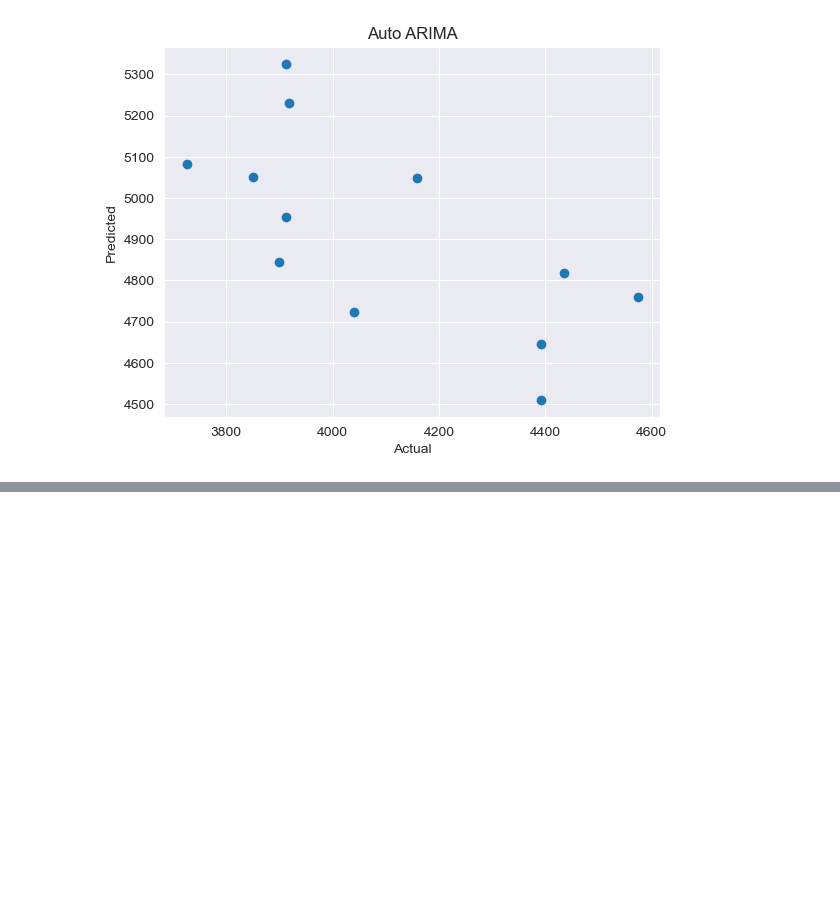
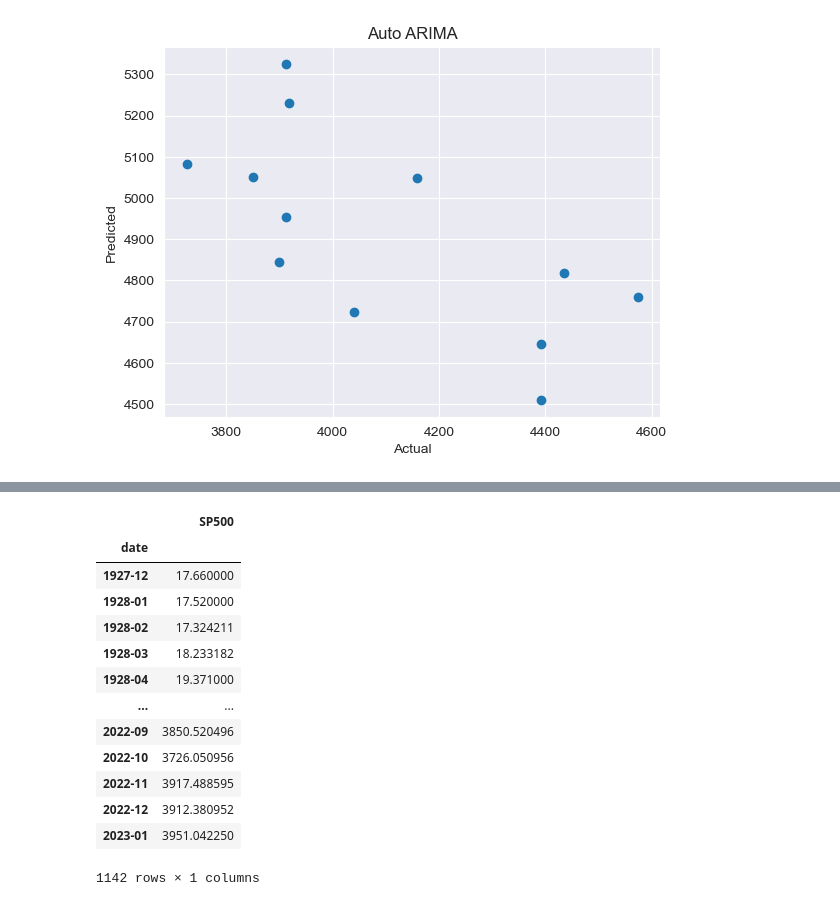
Before and after one commit to Amethyst1016/DATA534_Project, a Jupyter notebook: models.ipynb, the cells around one changed output, grey strips where cells are left out. Cells and saved outputs as stored; diff of their text form; code cells hidden in the pictures; blank space fills up the shorter version.

```diff
--- a/models.ipynb
+++ b/models.ipynb
@@ -350,0 +353,33 @@ alt.Chart(MSE).mark_bar().encode(
+# %%
+#### Fit an ARIMA (AutoRegressive Integrated Moving Average) model on SP500_whole dataset
+
+### Data Wrangling
+SP500_whole = pd.read_csv('data/SP500_whole.csv') # per day from 1927-12-30 to 2023-01-27, total 23883 observations
+
+SP500_whole = SP500_whole.rename({'Date':'date'}, axis=1)
+format_date(SP500_whole)
+# Calculate the average value for each month for column 'Close'
+SP500_whole = SP500_whole.groupby('date').mean()
+# Subset the DataFrame with dates between 2016-01 and 2022-12
+#SP500 = SP500['2016-01':'2022-12']
+# Only keep the column 'Close'
+SP500_whole = SP500_whole[['Close']]
+# Rename the column 'Close' to 'SP500'
+SP500_whole.rename(columns={'Close': 'SP500'}, inplace=True)
+
+SP500_whole # per month from 1927-12 to 2023-01, total 1142 observations
+# %% [output]
+|  | SP500 |
+| date |  |
+| 1927-12 | 17.660000 |
+| 1928-01 | 17.520000 |
+| 1928-02 | 17.324211 |
+| 1928-03 | 18.233182 |
+| 1928-04 | 19.371000 |
+| ... | ... |
+| 2022-09 | 3850.520496 |
+| 2022-10 | 3726.050956 |
+| 2022-11 | 3917.488595 |
+| 2022-12 | 3912.380952 |
+| 2023-01 | 3951.042250 |
+1142 rows × 1 columns
```
Also changed, not shown: parts of 11 cells of this notebook, 3 other files.
